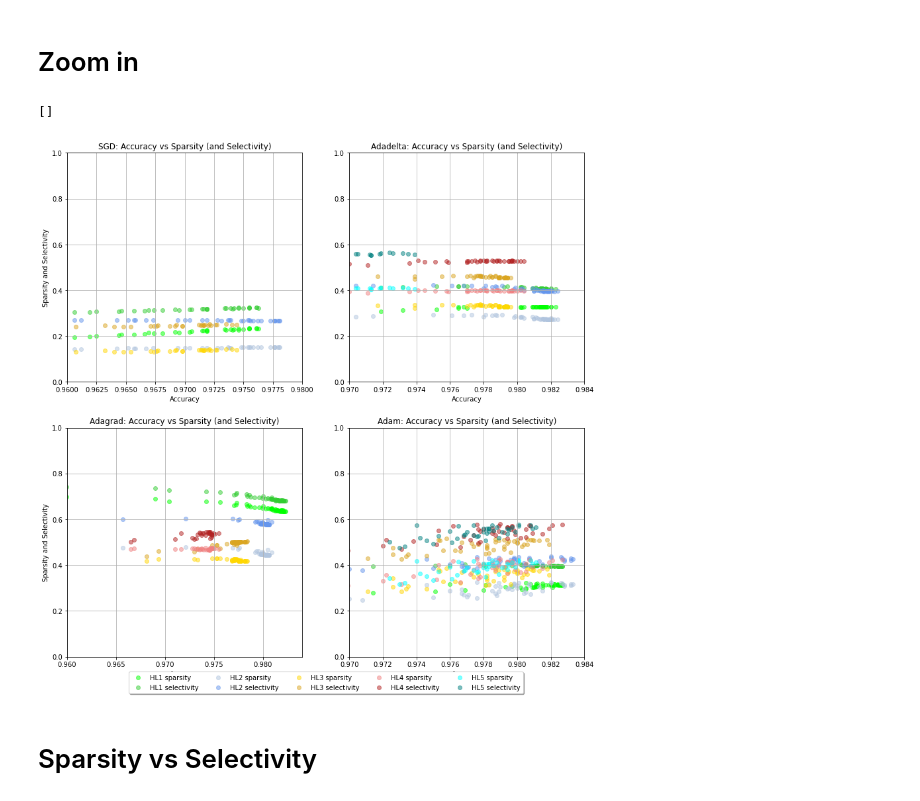
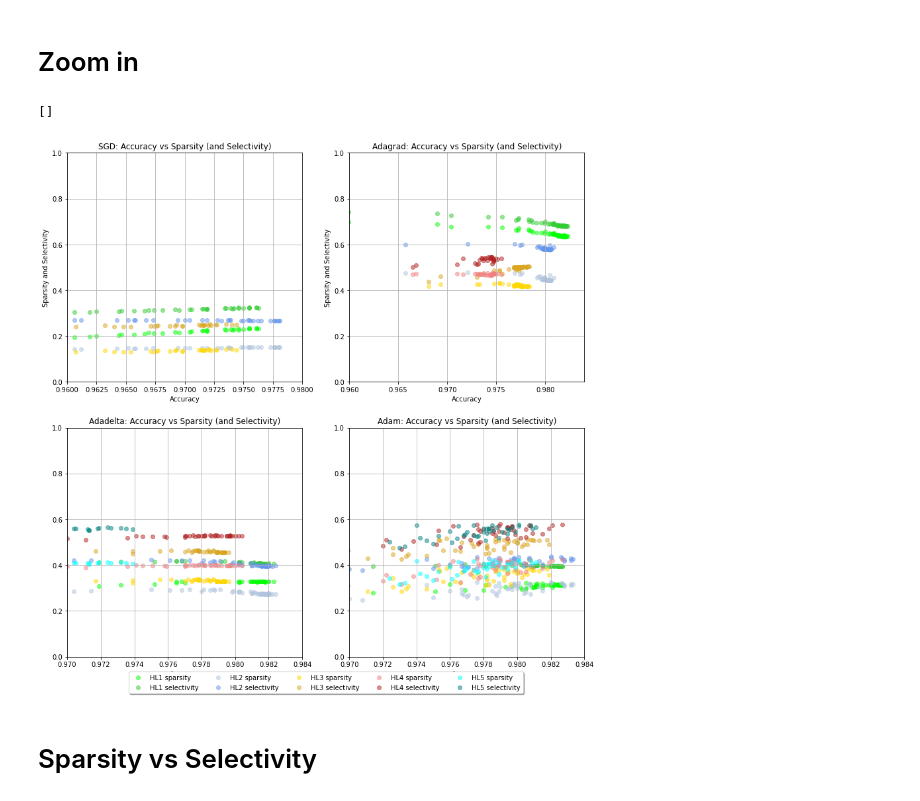
Before and after one commit to 7201krap/COMS30045_Individual-Project, a Jupyter notebook: FINAL/Graphs/data_hidden_layers/num_hidden_layers.ipynb, the cells around one changed output. Saved outputs shown, nothing was run; the diff lists cells and outputs as text; code cells hidden in the pictures.

```diff
--- a/FINAL/Graphs/data_hidden_layers/num_hidden_layers.ipynb
+++ b/FINAL/Graphs/data_hidden_layers/num_hidden_layers.ipynb
@@ -225,8 +225,8 @@ ax1.grid()
 ax1.set_ylim([0, 1])
 ax1.set_title('SGD')
 
-# Adadelta (1-5)
-sparsity_avg_HL1, sparsity_avg_HL2, sparsity_avg_HL3, sparsity_avg_HL4, sparsity_avg_HL5, selectivity_avg_HL1, selectivity_avg_HL2, selectivity_avg_HL3, selectivity_avg_HL4, selectivity_avg_HL5, test_HL1, test_HL2, test_HL3, test_HL4, test_HL5 = plotter('Adadelta', return_values=True)
+# Adagrad (1-4)
+sparsity_avg_HL1, sparsity_avg_HL2, sparsity_avg_HL3, sparsity_avg_HL4, sparsity_avg_HL5, selectivity_avg_HL1, selectivity_avg_HL2, selectivity_avg_HL3, selectivity_avg_HL4, selectivity_avg_HL5, test_HL1, test_HL2, test_HL3, test_HL4, test_HL5 = plotter('Adagrad', return_values=True)
 ax2.plot(np.linspace(0, 50, 50), sparsity_avg_HL1, label='HL1 sparsity', c='lime')
 ax2.plot(np.linspace(0, 50, 50), selectivity_avg_HL1, label='HL1 selectivity', c='limegreen')
 ax2.plot(np.linspace(0, 50, 50), test_HL1, label='HL1 accuracy', c='darkgreen')
@@ -243,16 +243,12 @@ ax2.plot(np.linspace(0, 50, 50), sparsity_avg_HL4, label='HL4 sparsity', c='ligh
 ax2.plot(np.linspace(0, 50, 50), selectivity_avg_HL4, label='HL4 selectivity', c='indianred')
 ax2.plot(np.linspace(0, 50, 50), test_HL4, label='HL4 accuracy', c='brown')
 
-ax2.plot(np.linspace(0, 50, 50), sparsity_avg_HL5, label='HL5 sparsity', c='aqua')
-ax2.plot(np.linspace(0, 50, 50), selectivity_avg_HL5, label='HL5 selectivity', c='teal')
-ax2.plot(np.linspace(0, 50, 50), test_HL5, label='HL5 accuracy', c='darkslategray')
-
 ax2.grid()
 ax2.set_ylim([0, 1])
-ax2.set_title('Adadelta')
+ax2.set_title('Adagrad')
 
-# Adagrad (1-4)
-sparsity_avg_HL1, sparsity_avg_HL2, sparsity_avg_HL3, sparsity_avg_HL4, sparsity_avg_HL5, selectivity_avg_HL1, selectivity_avg_HL2, selectivity_avg_HL3, selectivity_avg_HL4, selectivity_avg_HL5, test_HL1, test_HL2, test_HL3, test_HL4, test_HL5 = plotter('Adagrad', return_values=True)
+# Adadelta (1-5)
+sparsity_avg_HL1, sparsity_avg_HL2, sparsity_avg_HL3, sparsity_avg_HL4, sparsity_avg_HL5, selectivity_avg_HL1, selectivity_avg_HL2, selectivity_avg_HL3, selectivity_avg_HL4, selectivity_avg_HL5, test_HL1, test_HL2, test_HL3, test_HL4, test_HL5 = plotter('Adadelta', return_values=True)
 ax3.plot(np.linspace(0, 50, 50), sparsity_avg_HL1, label='HL1 sparsity', c='lime')
 ax3.plot(np.linspace(0, 50, 50), selectivity_avg_HL1, label='HL1 selectivity', c='limegreen')
 ax3.plot(np.linspace(0, 50, 50), test_HL1, label='HL1 accuracy', c='darkgreen')
@@ -269,9 +265,13 @@ ax3.plot(np.linspace(0, 50, 50), sparsity_avg_HL4, label='HL4 sparsity', c='ligh
 ax3.plot(np.linspace(0, 50, 50), selectivity_avg_HL4, label='HL4 selectivity', c='indianred')
 ax3.plot(np.linspace(0, 50, 50), test_HL4, label='HL4 accuracy', c='brown')
 
+ax3.plot(np.linspace(0, 50, 50), sparsity_avg_HL5, label='HL5 sparsity', c='aqua')
+ax3.plot(np.linspace(0, 50, 50), selectivity_avg_HL5, label='HL5 selectivity', c='teal')
+ax3.plot(np.linspace(0, 50, 50), test_HL5, label='HL5 accuracy', c='darkslategray')
+
 ax3.grid()
 ax3.set_ylim([0, 1])
-ax3.set_title('Adagrad')
+ax3.set_title('Adadelta')
 
 # Adam (1-5)
 sparsity_avg_HL1, sparsity_avg_HL2, sparsity_avg_HL3, sparsity_avg_HL4, sparsity_avg_HL5, selectivity_avg_HL1, selectivity_avg_HL2, selectivity_avg_HL3, selectivity_avg_HL4, selectivity_avg_HL5, test_HL1, test_HL2, test_HL3, test_HL4, test_HL5 = plotter('Adam', return_values=True)
@@ -522,8 +631,8 @@ ax1.set_xlim([0.96, 0.98])
 ax1.set_xlabel('Accuracy')
 ax1.set_ylabel('Sparsity and Selectivity')
 
-# Adadelta (1-5)
-sparsity_avg_HL1, sparsity_avg_HL2, sparsity_avg_HL3, sparsity_avg_HL4, sparsity_avg_HL5, selectivity_avg_HL1, selectivity_avg_HL2, selectivity_avg_HL3, selectivity_avg_HL4, selectivity_avg_HL5, test_HL1, test_HL2, test_HL3, test_HL4, test_HL5 = plotter('Adadelta', return_values=True)
+# Adagrad (1-4)
+sparsity_avg_HL1, sparsity_avg_HL2, sparsity_avg_HL3, sparsity_avg_HL4, sparsity_avg_HL5, selectivity_avg_HL1, selectivity_avg_HL2, selectivity_avg_HL3, selectivity_avg_HL4, selectivity_avg_HL5, test_HL1, test_HL2, test_HL3, test_HL4, test_HL5 = plotter('Adagrad', return_values=True)
 ax2.scatter(test_HL1, sparsity_avg_HL1, label='HL1 sparsity', c='lime', alpha=0.5)
 ax2.scatter(test_HL1, selectivity_avg_HL1, label='HL1 selectivity', c='limegreen', alpha=0.5)
 
@@ -536,18 +645,16 @@ ax2.scatter(test_HL3, selectivity_avg_HL3, label='HL3 selectivity', c='goldenrod
 ax2.scatter(test_HL4, sparsity_avg_HL4, label='HL4 sparsity', c='lightcoral', alpha=0.5)
 ax2.scatter(test_HL4, selectivity_avg_HL4, label='HL4 selectivity', c='firebrick', alpha=0.5)
 
-ax2.scatter(test_HL5, sparsity_avg_HL5, label='HL5 sparsity', c='aqua', alpha=0.5)
-ax2.scatter(test_HL5, selectivity_avg_HL5, label='HL5 selectivity', c='teal', alpha=0.5)
-
 ax2.grid()
 ax2.set_ylim([0, 1])
-ax2.set_title('Adadelta: Accuracy vs Sparsity (and Selectivity)')
-ax2.set_xlim([0.97, 0.984])
+ax2.set_title('Adagrad: Accuracy vs Sparsity (and Selectivity)')
+ax2.set_xlim([0.96, 0.984])
 
 ax2.set_xlabel('Accuracy')
+ax2.set_ylabel('Sparsity and Selectivity')
 
-# Adagrad (1-4)
-sparsity_avg_HL1, sparsity_avg_HL2, sparsity_avg_HL3, sparsity_avg_HL4, sparsity_avg_HL5, selectivity_avg_HL1, selectivity_avg_HL2, selectivity_avg_HL3, selectivity_avg_HL4, selectivity_avg_HL5, test_HL1, test_HL2, test_HL3, test_HL4, test_HL5 = plotter('Adagrad', return_values=True)
+# Adadelta (1-5)
+sparsity_avg_HL1, sparsity_avg_HL2, sparsity_avg_HL3, sparsity_avg_HL4, sparsity_avg_HL5, selectivity_avg_HL1, selectivity_avg_HL2, selectivity_avg_HL3, selectivity_avg_HL4, selectivity_avg_HL5, test_HL1, test_HL2, test_HL3, test_HL4, test_HL5 = plotter('Adadelta', return_values=True)
 ax3.scatter(test_HL1, sparsity_avg_HL1, label='HL1 sparsity', c='lime', alpha=0.5)
 ax3.scatter(test_HL1, selectivity_avg_HL1, label='HL1 selectivity', c='limegreen', alpha=0.5)
 
@@ -560,43 +667,45 @@ ax3.scatter(test_HL3, selectivity_avg_HL3, label='HL3 selectivity', c='goldenrod
 ax3.scatter(test_HL4, sparsity_avg_HL4, label='HL4 sparsity', c='lightcoral', alpha=0.5)
 ax3.scatter(test_HL4, selectivity_avg_HL4, label='HL4 selectivity', c='firebrick', alpha=0.5)
 
+ax3.scatter(test_HL5, sparsity_avg_HL5, label='HL5 sparsity', c='aqua', alpha=0.5)
+ax3.scatter(test_HL5, selectivity_avg_HL5, label='HL5 selectivity', c='teal', alpha=0.5)
+
 ax3.grid()
 ax3.set_ylim([0, 1])
-ax3.set_title('Adagrad: Accuracy vs Sparsity (and Selectivity)')
-ax3.set_xlim([0.96, 0.984])
+ax3.set_title('Adadelta: Accuracy vs Sparsity (and Selectivity)')
+ax3.set_xlim([0.97, 0.984])
 
 ax3.set_xlabel('Accuracy')
-ax3.set_ylabel('Sparsity and Selectivity')
 
 # Adam (1-5)
 sparsity_avg_HL1, sparsity_avg_HL2, sparsity_avg_HL3, sparsity_avg_HL4, sparsity_avg_HL5, selectivity_avg_HL1, selectivity_avg_HL2, selectivity_avg_HL3, selectivity_avg_HL4, selectivity_avg_HL5, test_HL1, test_HL2, test_HL3, test_HL4, test_HL5 = plotter('Adam', return_values=True)
 ax4.scatter(test_HL1, sparsity_avg_HL1, label='HL1 sparsity', c='lime', alpha=0.5)
 ax4.scatter(test_HL1, selectivity_avg_HL1, label='HL1 selectivity', c='limegreen', alpha=0.5)
 
 ax4.scatter(test_HL2, sparsity_avg_HL2, label='HL2 sparsity', c='lightsteelblue', alpha=0.5)
 ax4.scatter(test_HL2, selectivity_avg_HL2, label='HL2 selectivity', c='cornflowerblue', alpha=0.5)
 
 ax4.scatter(test_HL3, sparsity_avg_HL3, label='HL3 sparsity', c='gold', alpha=0.5)
 ax4.scatter(test_HL3, selectivity_avg_HL3, label='HL3 selectivity', c='goldenrod', alpha=0.5)
 
 ax4.scatter(test_HL4, sparsity_avg_HL4, label='HL4 sparsity', c='lightcoral', alpha=0.5)
 ax4.scatter(test_HL4, selectivity_avg_HL4, label='HL4 selectivity', c='firebrick', alpha=0.5)
 
 ax4.scatter(test_HL5, sparsity_avg_HL5, label='HL5 sparsity', c='aqua', alpha=0.5)
 ax4.scatter(test_HL5, selectivity_avg_HL5, label='HL5 selectivity', c='teal', alpha=0.5)
 
 ax4.legend(loc='upper center', bbox_to_anchor=(-0.1, -0.05),
           fancybox=True, shadow=True, ncol=5)
 ax4.grid()
 ax4.set_ylim([0, 1])
 ax4.set_title('Adam: Accuracy vs Sparsity (and Selectivity)')
 ax4.set_xlim([0.97, 0.984])
 ax4.set_xlabel('Accuracy')
 
 plt.plot()
 # %% [output]
 []
-[figure, old version]
+[figure, new version]
 # %% [markdown]
 # Sparsity vs Selectivity
 # %%
```
Also changed, not shown: parts of 8 cells of this notebook, 24 other files.
